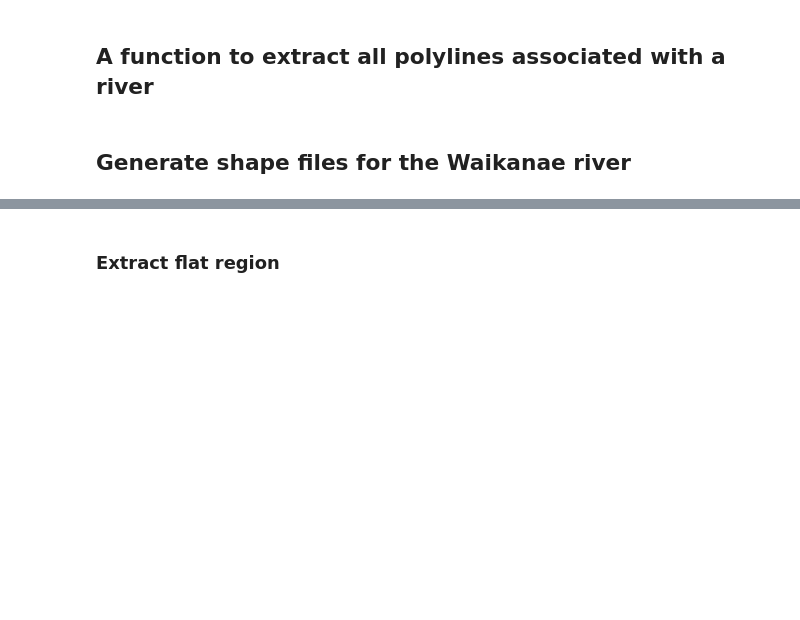
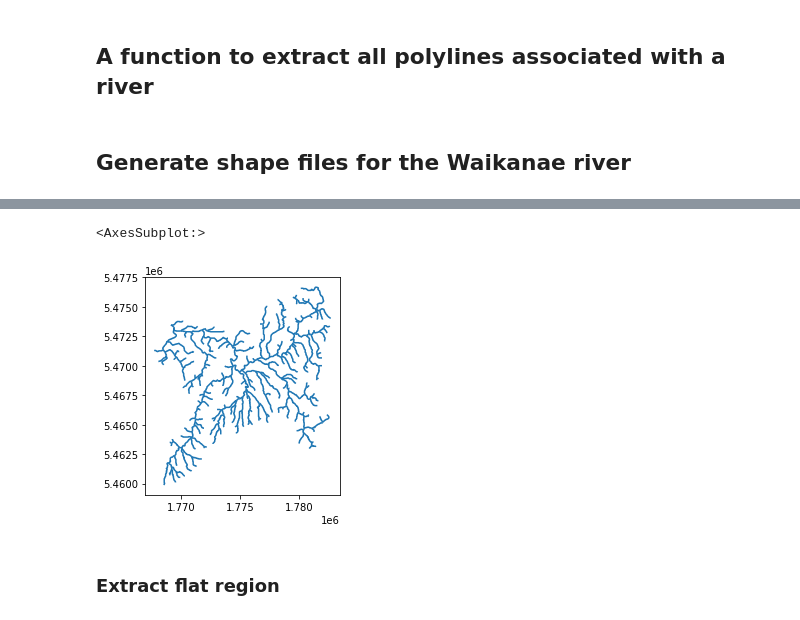
Before and after one commit to rosepearson/Hydrologic-DEMs-scripts, a Jupyter notebook: jupyter_notebooks/Extract river channel shapes.ipynb, the cells around one changed output, grey strips where cells are left out. Cells and saved outputs as stored; diff of their text form; code cells hidden in the pictures; blank space fills up the shorter version.

```diff
--- a/jupyter_notebooks/Extract river channel shapes.ipynb
+++ b/jupyter_notebooks/Extract river channel shapes.ipynb
@@ -54,7 +62,9 @@ def get_down_stream_reaches(rec: geopandas.GeoDataFrame, reach_id: int, reaches:
 # %%
-area_threshold = 100_000_000 # 10_000_000. 100_000_000
 waikanae_river = rec2[rec2['nzsegment']==rec2_waikanae_id]
 waikanae_river, i = get_down_stream_reaches(rec2, rec2_waikanae_id, waikanae_river, i=0)
 waikanae_river.plot()
+# %% [output]
+<AxesSubplot:>
+[figure, added]
 # %% [markdown]
 ### Extract flat region
```
Also changed, not shown: parts of 6 cells of this notebook.
